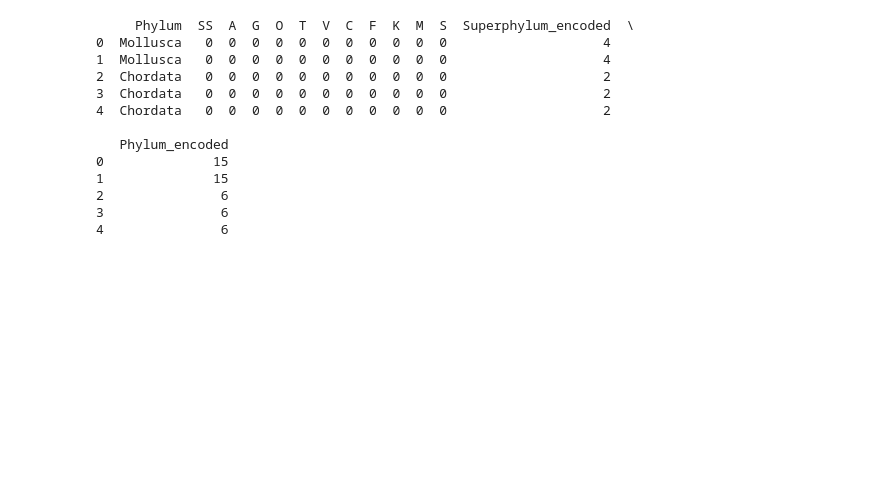
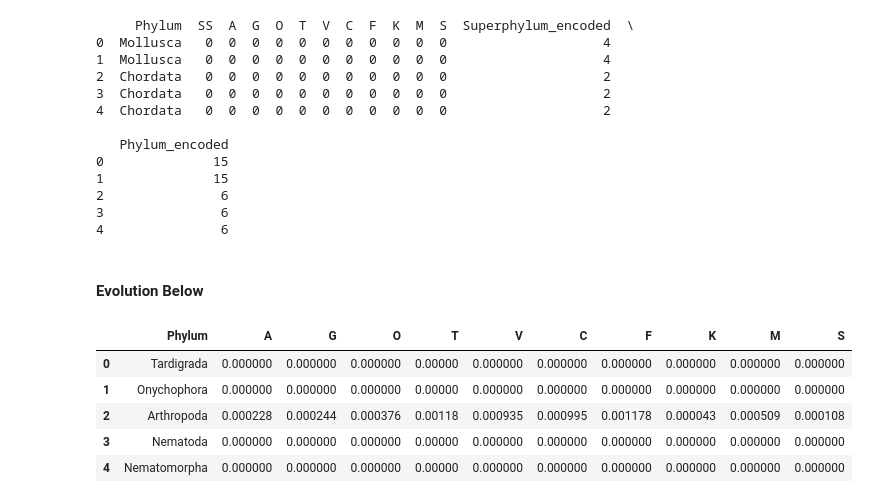
Before and after one commit to INFO-523-SU25/final-project-thompson, a Jupyter notebook: full_dataanalysis.ipynb, the cells around one changed output. Saved outputs shown, nothing was run; the diff lists cells and outputs as text; code cells hidden in the pictures; blank space fills up the shorter version.

```diff
--- a/full_dataanalysis.ipynb
+++ b/full_dataanalysis.ipynb
@@ -1005,3 +1007,21 @@ print(family_ML.head())
 2               6
 3               6
 4               6
+# %% [markdown]
+#### Evolution Below
+# %%
+#making a copy for preprocessing steps
+evolution_preprocessing = evolution_df.copy()
+
+#Drop ID column (Tree_label)
+if "Tree" in evolution_preprocessing.columns:
+    evolution_preprocessing = evolution_preprocessing.drop(columns=["Tree"])
+
+evolution_preprocessing.head()
+# %% [output]
+|  | Phylum | A | G | O | T | V | C | F | K | M | S |
+| 0 | Tardigrada | 0.000000 | 0.000000 | 0.000000 | 0.00000 | 0.000000 | 0.000000 | 0.000000 | 0.000000 | 0.000000 | 0.000000 |
+| 1 | Onychophora | 0.000000 | 0.000000 | 0.000000 | 0.00000 | 0.000000 | 0.000000 | 0.000000 | 0.000000 | 0.000000 | 0.000000 |
+| 2 | Arthropoda | 0.000228 | 0.000244 | 0.000376 | 0.00118 | 0.000935 | 0.000995 | 0.001178 | 0.000043 | 0.000509 | 0.000108 |
+| 3 | Nematoda | 0.000000 | 0.000000 | 0.000000 | 0.00000 | 0.000000 | 0.000000 | 0.000000 | 0.000000 | 0.000000 | 0.000000 |
+| 4 | Nematomorpha | 0.000000 | 0.000000 | 0.000000 | 0.00000 | 0.000000 | 0.000000 | 0.000000 | 0.000000 | 0.000000 | 0.000000 |
```
Also changed, not shown: parts of 5 cells of this notebook.
